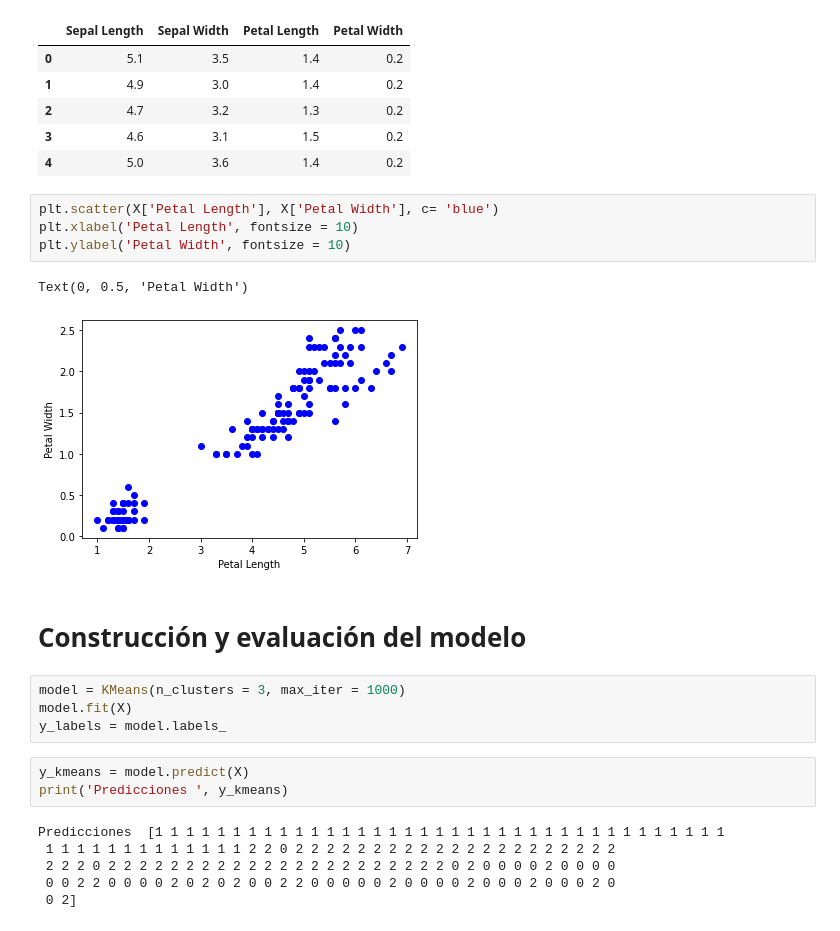
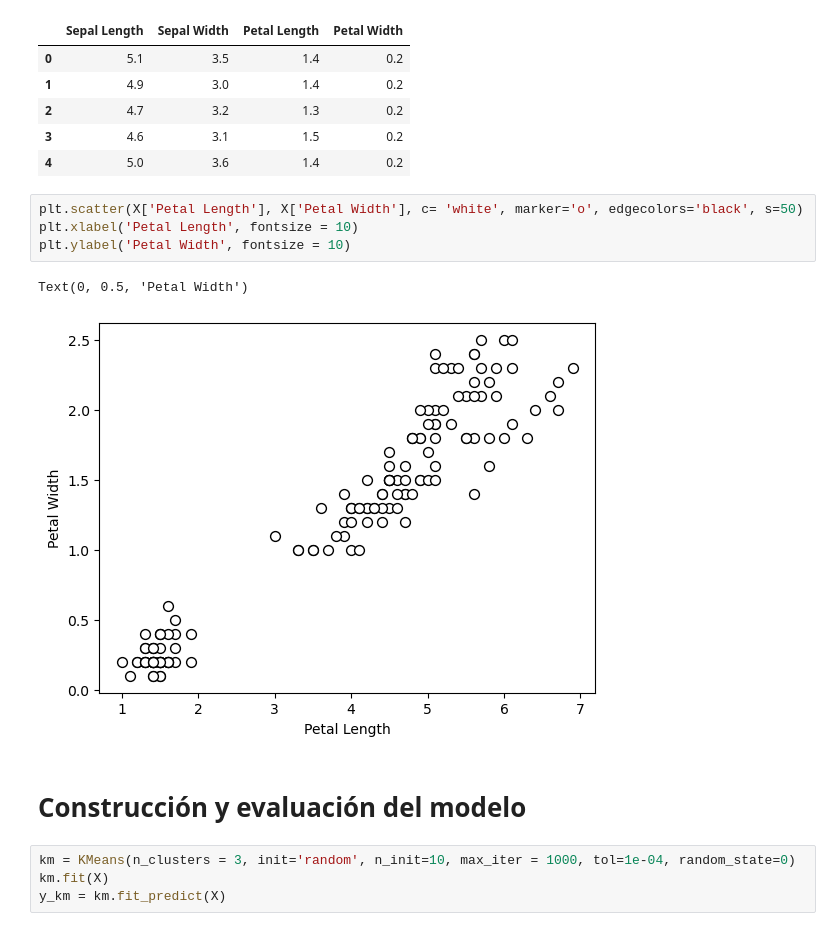
Before and after one commit to christiane-millan/UTM2024A-902A-Computacion-Flexible, a Jupyter notebook: L05-som/code/k_means_sklrn_iris.ipynb, the cells around one changed output. Saved outputs shown, nothing was run; the diff lists cells and outputs as text.

```diff
--- a/L05-som/code/k_means_sklrn_iris.ipynb
+++ b/L05-som/code/k_means_sklrn_iris.ipynb
@@ -22,27 +26,18 @@ X.head()
 | 3 | 4.6 | 3.1 | 1.5 | 0.2 |
 | 4 | 5.0 | 3.6 | 1.4 | 0.2 |
 # %%
-plt.scatter(X['Petal Length'], X['Petal Width'], c= 'blue')
+plt.scatter(X['Petal Length'], X['Petal Width'], c= 'white', marker='o', edgecolors='black', s=50)
 plt.xlabel('Petal Length', fontsize = 10)
 plt.ylabel('Petal Width', fontsize = 10)
 # %% [output]
 Text(0, 0.5, 'Petal Width')
-[figure, old version]
+[figure, new version]
 # %% [markdown]
 # Construcción y evaluación del modelo
-# %%
-model = KMeans(n_clusters = 3, max_iter = 1000)
-model.fit(X)
-y_labels = model.labels_
-# %%
-y_kmeans = model.predict(X)
-print('Predicciones ', y_kmeans)
-# %% [output]
-Predicciones  [1 1 1 1 1 1 1 1 1 1 1 1 1 1 1 1 1 1 1 1 1 1 1 1 1 1 1 1 1 1 1 1 1 1 1 1 1
- 1 1 1 1 1 1 1 1 1 1 1 1 1 2 2 0 2 2 2 2 2 2 2 2 2 2 2 2 2 2 2 2 2 2 2 2 2
- 2 2 2 0 2 2 2 2 2 2 2 2 2 2 2 2 2 2 2 2 2 2 2 2 2 2 0 2 0 0 0 0 2 0 0 0 0
- 0 0 2 2 0 0 0 0 2 0 2 0 2 0 0 2 2 0 0 0 0 0 2 0 0 0 0 2 0 0 0 2 0 0 0 2 0
- 0 2]
+# %%
+km = KMeans(n_clusters = 3, init='random', n_init=10, max_iter = 1000, tol=1e-04, random_state=0)
+km.fit(X)
+y_km = km.fit_predict(X)
 # %%
 from sklearn import metrics
 
```
Also changed, not shown: parts of 9 cells of this notebook, 8 other files.
